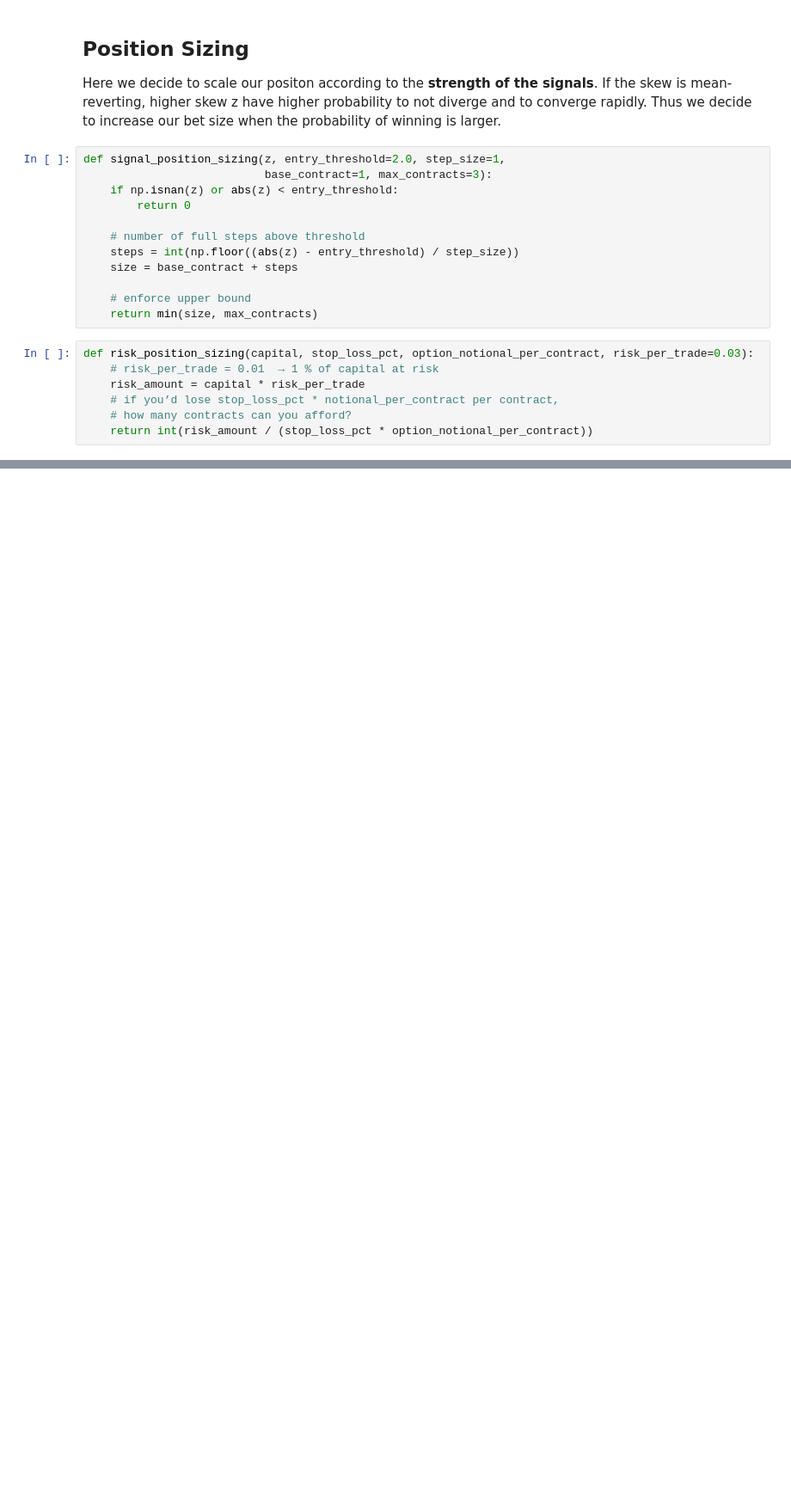
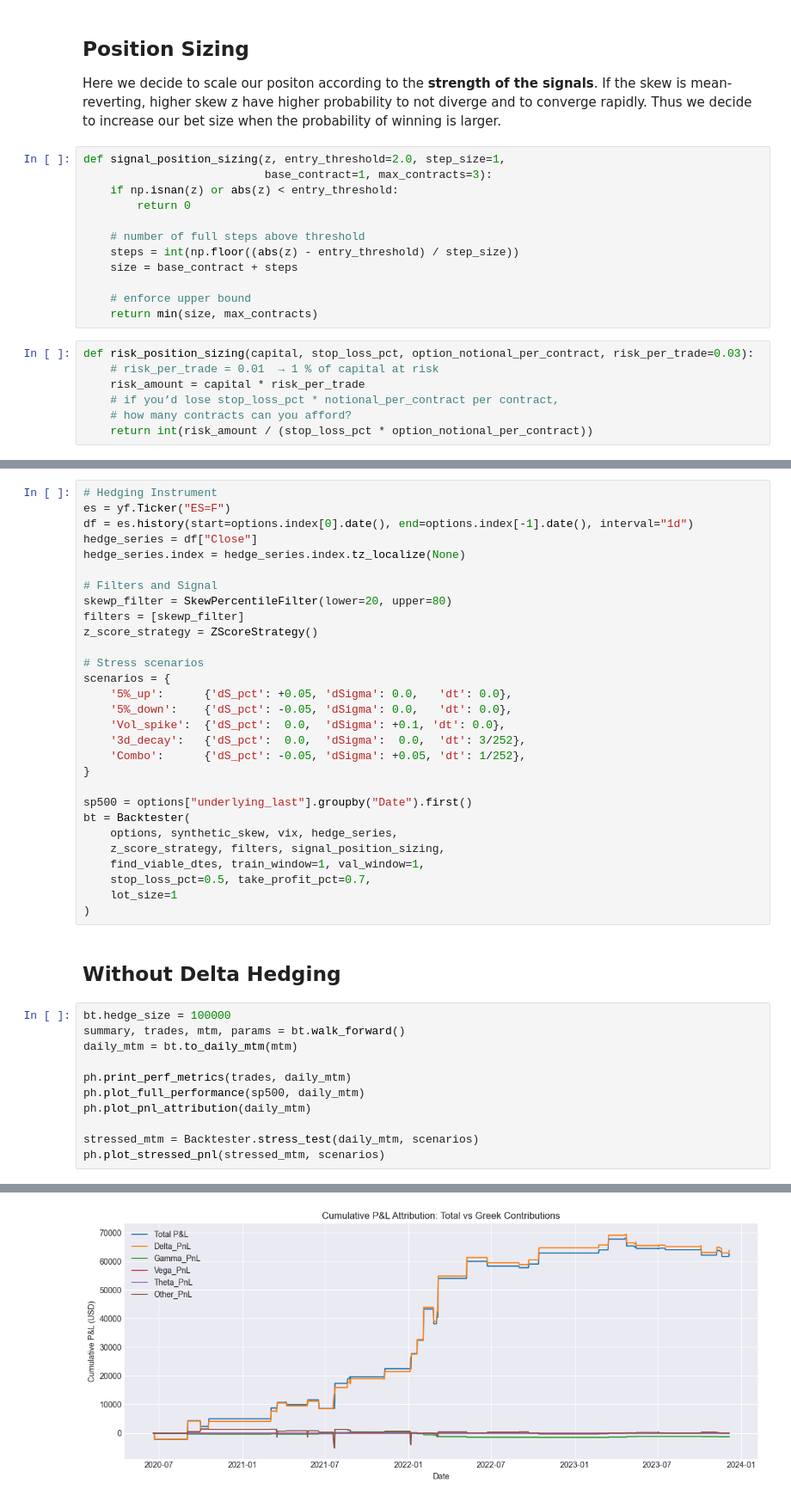
Before and after one commit to anthonymakarewicz/volatility-trading, a Jupyter notebook: skew_trading.ipynb, the cells around one changed output, grey strips where cells are left out. Shown at 86% size. Cells and saved outputs as stored; diff of their text form; blank space fills up the shorter version.

Commit message:
Added stress testing of the equity curve using the Greeks

```diff
--- a/skew_trading.ipynb
+++ b/skew_trading.ipynb
@@ -2668,0 +1891,43 @@ contracts
+# %%
+# Hedging Instrument
+es = yf.Ticker("ES=F")
+df = es.history(start=options.index[0].date(), end=options.index[-1].date(), interval="1d")
+hedge_series = df["Close"]
+hedge_series.index = hedge_series.index.tz_localize(None)
+
+# Filters and Signal
+skewp_filter = SkewPercentileFilter(lower=20, upper=80)
+filters = [skewp_filter]
+z_score_strategy = ZScoreStrategy()
+
+# Stress scenarios
+scenarios = {
+    '5%_up':      {'dS_pct': +0.05, 'dSigma': 0.0,   'dt': 0.0},
+    '5%_down':    {'dS_pct': -0.05, 'dSigma': 0.0,   'dt': 0.0},
+    'Vol_spike':  {'dS_pct':  0.0,  'dSigma': +0.1, 'dt': 0.0},
+    '3d_decay':   {'dS_pct':  0.0,  'dSigma':  0.0,  'dt': 3/252},
+    'Combo':      {'dS_pct': -0.05, 'dSigma': +0.05, 'dt': 1/252},
+}
+
+sp500 = options["underlying_last"].groupby("Date").first()
+bt = Backtester(
+    options, synthetic_skew, vix, hedge_series,
+    z_score_strategy, filters, signal_position_sizing,
+    find_viable_dtes, train_window=1, val_window=1,
+    stop_loss_pct=0.5, take_profit_pct=0.7,
+    lot_size=1
+)
+# %% [markdown]
+## **Without Delta Hedging**
+# %%
+bt.hedge_size = 100000
+summary, trades, mtm, params = bt.walk_forward()
+daily_mtm = bt.to_daily_mtm(mtm)
+
+ph.print_perf_metrics(trades, daily_mtm)
+ph.plot_full_performance(sp500, daily_mtm)
+ph.plot_pnl_attribution(daily_mtm)
+
+stressed_mtm = Backtester.stress_test(daily_mtm, scenarios)
+ph.plot_stressed_pnl(stressed_mtm, scenarios)
+# %% [output]
@@ -2668,0 +1952 @@ contracts
+[figure, added]
```
Also changed, not shown: parts of 10 cells of this notebook, 1 other file.
